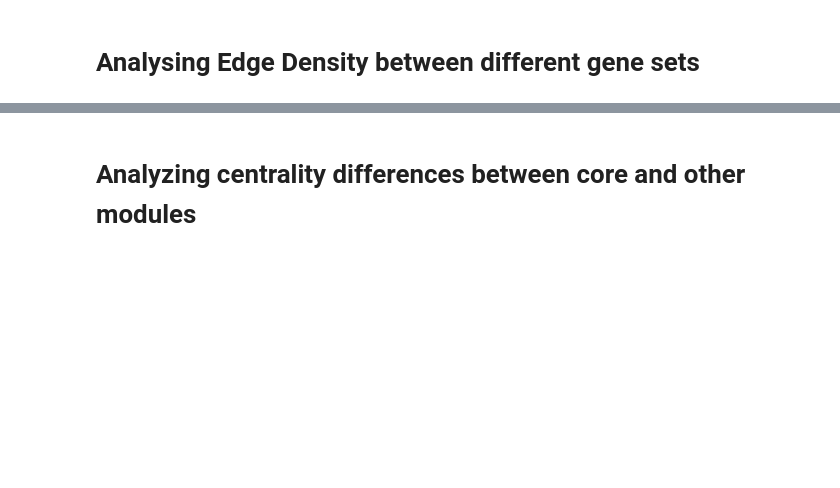
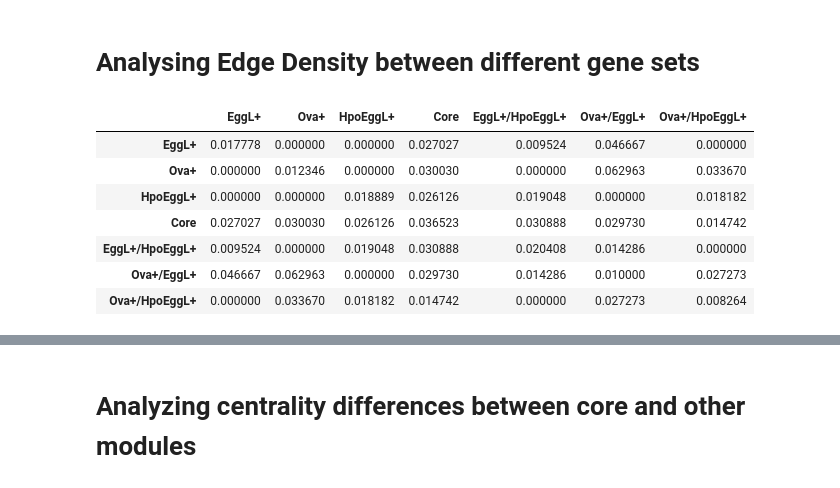
Before and after one commit to extavourlab/hpo_ova_eggL_screen, a Jupyter notebook: Notebooks/08_MetaModule_Analysis.ipynb, the cells around one changed output, grey strips where cells are left out. Saved outputs shown, nothing was run; the diff lists cells and outputs as text; code cells hidden in the pictures; blank space fills up the shorter version.

```diff
--- a/Notebooks/08_MetaModule_Analysis.ipynb
+++ b/Notebooks/08_MetaModule_Analysis.ipynb
@@ -229,6 +229,17 @@ for i in range(len(modules)):
         res[i][j] = edges/max_edge
 
 df = pd.DataFrame(res, columns=modules_leg, index=modules_leg)
+# %%
+df
+# %% [output]
+|  | EggL+ | Ova+ | HpoEggL+ | Core | EggL+/HpoEggL+ | Ova+/EggL+ | Ova+/HpoEggL+ |
+| EggL+ | 0.017778 | 0.000000 | 0.000000 | 0.027027 | 0.009524 | 0.046667 | 0.000000 |
+| Ova+ | 0.000000 | 0.012346 | 0.000000 | 0.030030 | 0.000000 | 0.062963 | 0.033670 |
+| HpoEggL+ | 0.000000 | 0.000000 | 0.018889 | 0.026126 | 0.019048 | 0.000000 | 0.018182 |
+| Core | 0.027027 | 0.030030 | 0.026126 | 0.036523 | 0.030888 | 0.029730 | 0.014742 |
+| EggL+/HpoEggL+ | 0.009524 | 0.000000 | 0.019048 | 0.030888 | 0.020408 | 0.014286 | 0.000000 |
+| Ova+/EggL+ | 0.046667 | 0.062963 | 0.000000 | 0.029730 | 0.014286 | 0.010000 | 0.027273 |
+| Ova+/HpoEggL+ | 0.000000 | 0.033670 | 0.018182 | 0.014742 | 0.000000 | 0.027273 | 0.008264 |
 # %%
 fig = plt.figure(figsize=(6,5))
 sns.heatmap(df, cmap="Greys", linewidths=.75)
```
Also changed, not shown: parts of 6 cells of this notebook, 3 other files.
